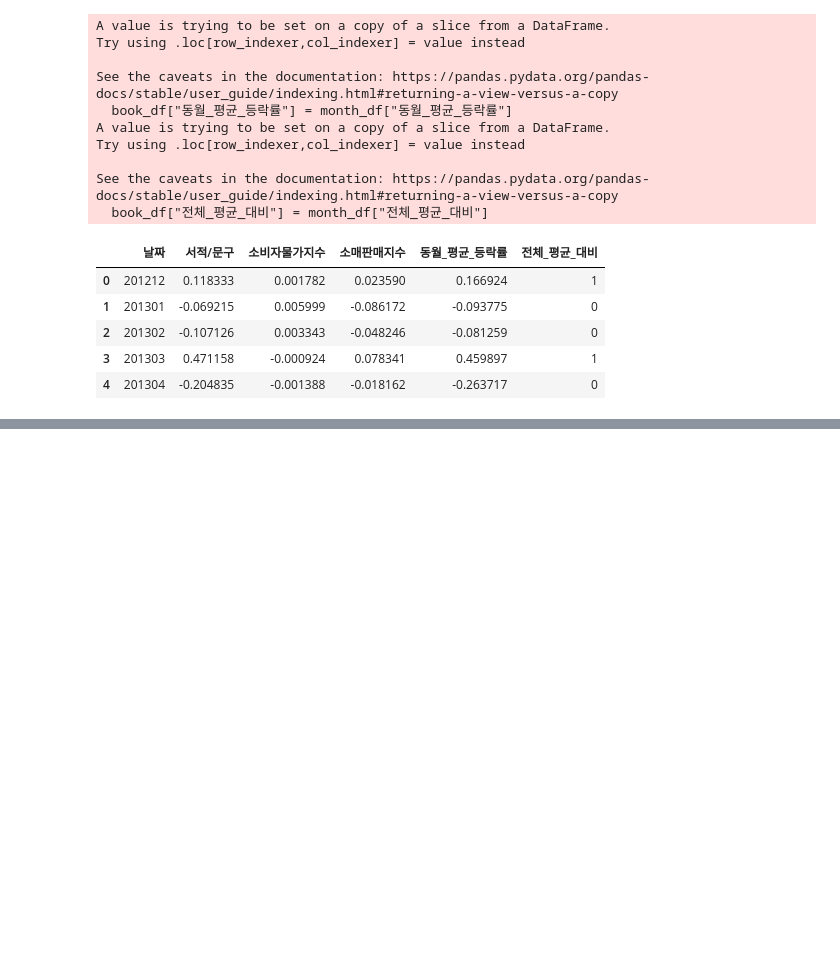
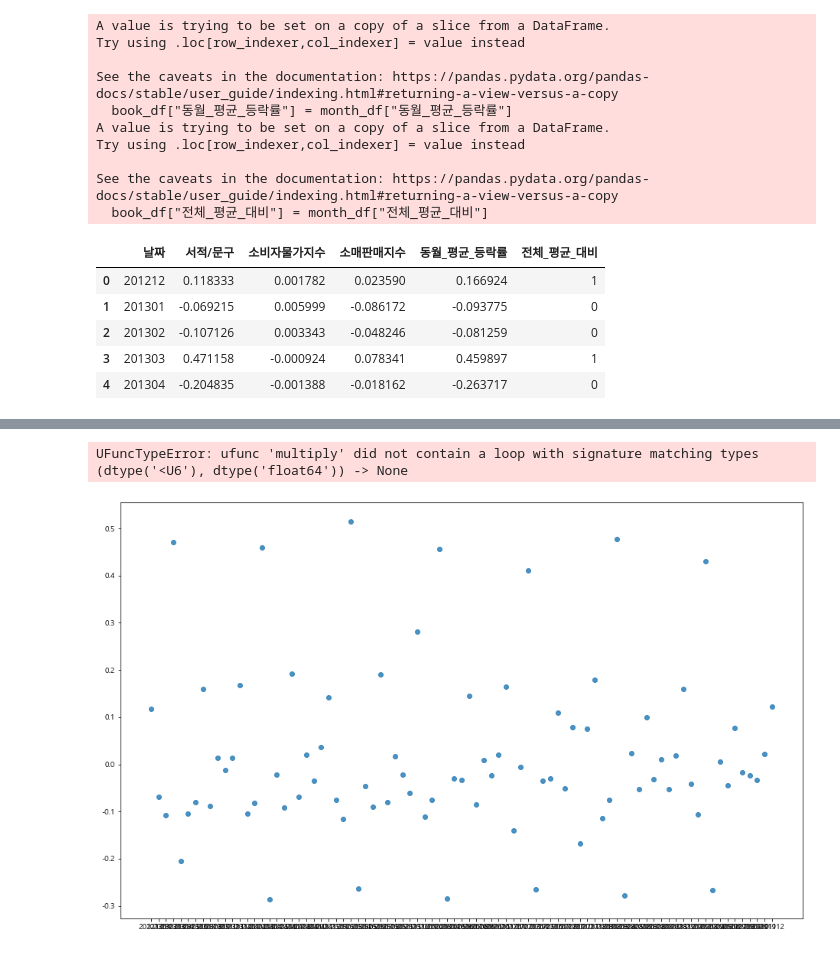
Before and after one commit to jkim0313/project1_dajopay, a Jupyter notebook: classification.ipynb, the cells around one changed output, grey strips where cells are left out. Cells and saved outputs as stored; diff of their text form; code cells hidden in the pictures; blank space fills up the shorter version.

```diff
--- a/classification.ipynb
+++ b/classification.ipynb
@@ -398,10 +371,13 @@ len(month_df)
 # %% [output]
 85
 # %%
+# "전체_평균_대비" 컬럼 생성 및 값 저장
+
 month_df["전체_평균_대비"] = ""
 
+# 동월 평균 등락률이 전체 평균 보다 높거나 같으면 1, 낮으면 0
 for i in range(0, 85):
-    if month_df.loc[i, "동월_평균_등락률"] > pre_mean:
+    if month_df.loc[i, "동월_평균_등락률"] >= pre_mean:
         month_df.loc[i, "전체_평균_대비"] = 1
     else:
         month_df.loc[i, "전체_평균_대비"] = 0
@@ -641,0 +657,10 @@ book_df
+# %%
+import matplotlib.pyplot as plt
+import seaborn as sns
+
+plt.figure(figsize=(16,10))
+sns.regplot(book_df['날짜'], book_df["서적/문구"])
+plt.show()
+# %% [output]
+UFuncTypeError: ufunc 'multiply' did not contain a loop with signature matching types (dtype('<U6'), dtype('float64')) -> None
+[figure, added]
```
Also changed, not shown: parts of 19 cells of this notebook, 4 other files.
